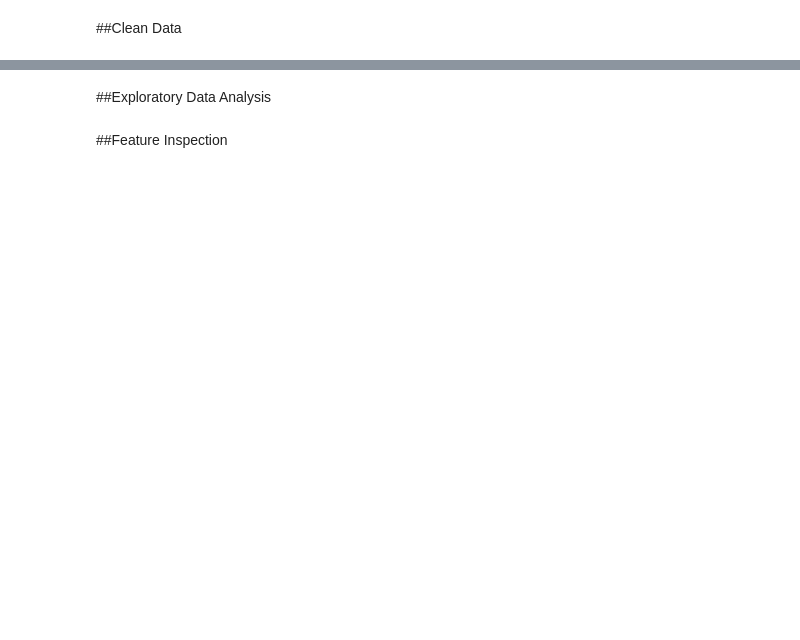
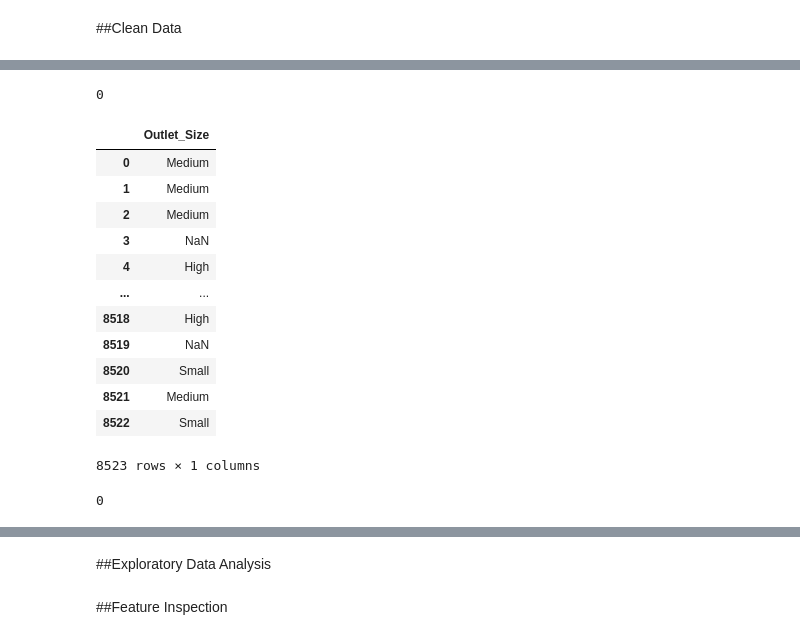
Before and after one commit to HABIB5585/Sales_prediction, a Jupyter notebook: Prediction_of_Product__Sales.ipynb, the cells around one changed output, grey strips where cells are left out. Cells and saved outputs as stored; diff of their text form; code cells hidden in the pictures; blank space fills up the shorter version.

```diff
--- a/Prediction_of_Product__Sales.ipynb
+++ b/Prediction_of_Product__Sales.ipynb
@@ -12,0 +113,22 @@
+# %%
+#there are no more missing values in the column 'Item_Weight'
+df['Item_Weight'].isna().sum()
+# %% [output]
+0
+# %%
+#check the values in the column 'Outlet_Size'
+df[['Outlet_Size']]
+# %% [output]
+|  | Outlet_Size |
+| 0 | Medium |
+| 1 | Medium |
+| 2 | Medium |
+| 3 | NaN |
+| 4 | High |
+| ... | ... |
+| 8518 | High |
+| 8519 | NaN |
+| 8520 | Small |
+| 8521 | Medium |
+| 8522 | Small |
+8523 rows × 1 columns
@@ -12,0 +138,5 @@
+# %%
+#there is no more NaN in the column 'Outlet_Size'
+df['Outlet_Size'].isna().sum()
+# %% [output]
+0
```
Also changed, not shown: parts of 18 cells of this notebook.
